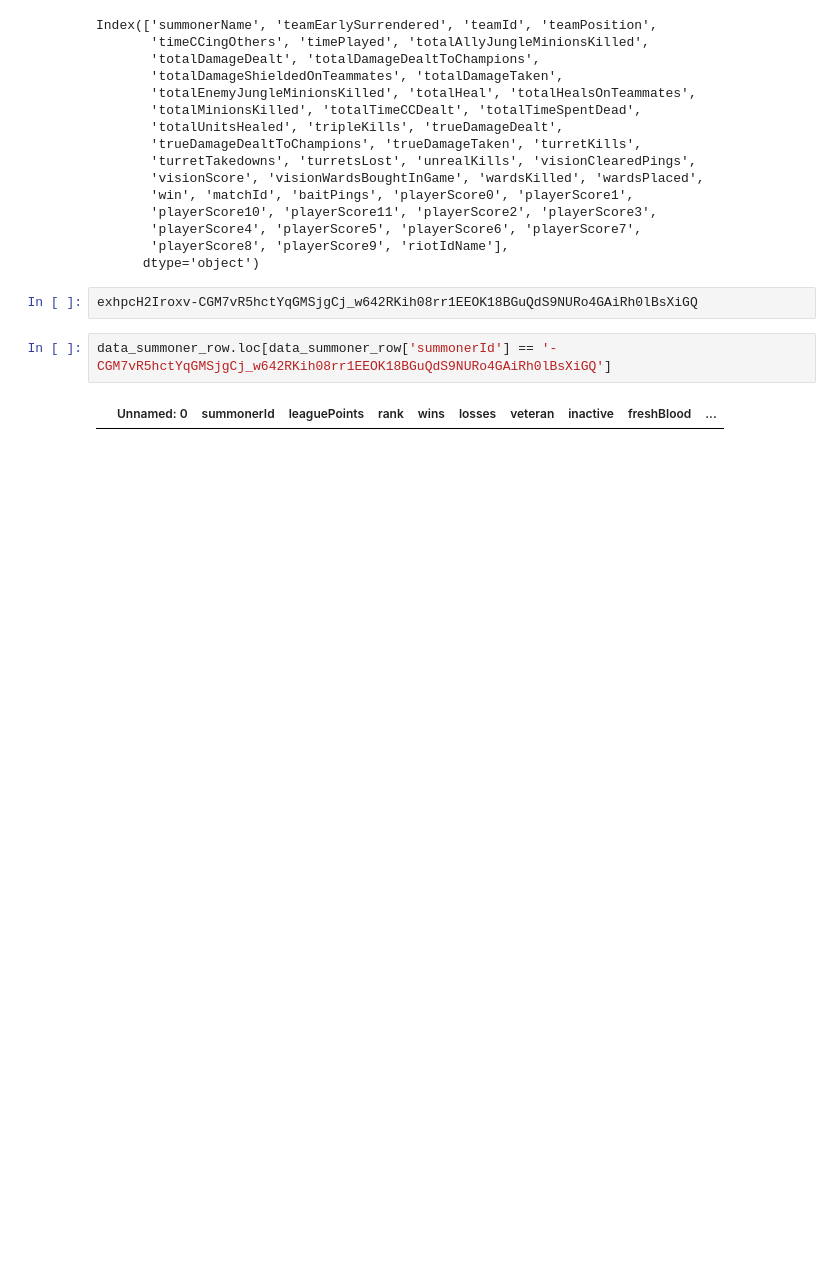
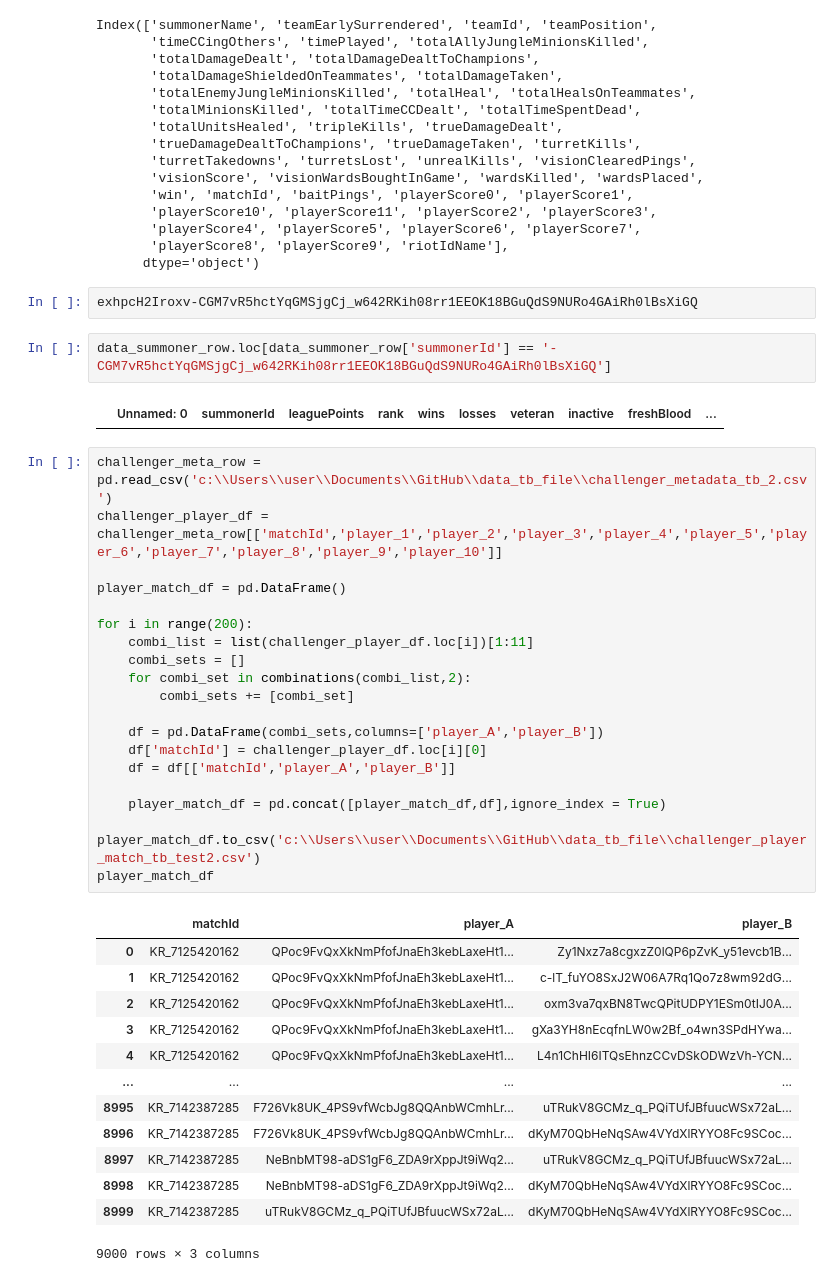
Before and after one commit to kim-bo-saeng/personal_project, a Jupyter notebook: lol_data/lol_data_analysis.ipynb, the cells around one changed output. Saved outputs shown, nothing was run; the diff lists cells and outputs as text; blank space fills up the shorter version.

Commit message:
feat : data_eda

```diff
--- a/lol_data/lol_data_analysis.ipynb
+++ b/lol_data/lol_data_analysis.ipynb
@@ -191,3 +191,37 @@ exhpcH2Iroxv-CGM7vR5hctYqGMSjgCj_w642RKih08rr1EEOK18BGuQdS9NURo4GAiRh0lBsXiGQ
 data_summoner_row.loc[data_summoner_row['summonerId'] == '-CGM7vR5hctYqGMSjgCj_w642RKih08rr1EEOK18BGuQdS9NURo4GAiRh0lBsXiGQ']
 # %% [output]
 |  | Unnamed: 0 | summonerId | leaguePoints | rank | wins | losses | veteran | inactive | freshBlood | ... |
+# %%
+challenger_meta_row = pd.read_csv('c:\\Users\\user\\Documents\\GitHub\\data_tb_file\\challenger_metadata_tb_2.csv')
+challenger_player_df = challenger_meta_row[['matchId','player_1','player_2','player_3','player_4','player_5','player_6','player_7','player_8','player_9','player_10']]
+
+player_match_df = pd.DataFrame()
+
+for i in range(200):
+    combi_list = list(challenger_player_df.loc[i])[1:11]
+    combi_sets = []
+    for combi_set in combinations(combi_list,2):
+        combi_sets += [combi_set]
+
+    df = pd.DataFrame(combi_sets,columns=['player_A','player_B'])
+    df['matchId'] = challenger_player_df.loc[i][0]
+    df = df[['matchId','player_A','player_B']]
+
+    player_match_df = pd.concat([player_match_df,df],ignore_index = True)
+
+player_match_df.to_csv('c:\\Users\\user\\Documents\\GitHub\\data_tb_file\\challenger_player_match_tb_test2.csv')
+player_match_df
+# %% [output]
+|  | matchId | player_A | player_B |
+| 0 | KR_7125420162 | QPoc9FvQxXkNmPfofJnaEh3kebLaxeHt1... | Zy1Nxz7a8cgxzZ0lQP6pZvK_y51evcb1B... |
+| 1 | KR_7125420162 | QPoc9FvQxXkNmPfofJnaEh3kebLaxeHt1... | c-lT_fuYO8SxJ2W06A7Rq1Qo7z8wm92dG... |
+| 2 | KR_7125420162 | QPoc9FvQxXkNmPfofJnaEh3kebLaxeHt1... | oxm3va7qxBN8TwcQPitUDPY1ESm0tIJ0A... |
+| 3 | KR_7125420162 | QPoc9FvQxXkNmPfofJnaEh3kebLaxeHt1... | gXa3YH8nEcqfnLW0w2Bf_o4wn3SPdHYwa... |
+| 4 | KR_7125420162 | QPoc9FvQxXkNmPfofJnaEh3kebLaxeHt1... | L4n1ChHI6ITQsEhnzCCvDSkODWzVh-YCN... |
+| ... | ... | ... | ... |
+| 8995 | KR_7142387285 | F726Vk8UK_4PS9vfWcbJg8QQAnbWCmhLr... | uTRukV8GCMz_q_PQiTUfJBfuucWSx72aL... |
+| 8996 | KR_7142387285 | F726Vk8UK_4PS9vfWcbJg8QQAnbWCmhLr... | dKyM70QbHeNqSAw4VYdXlRYYO8Fc9SCoc... |
+| 8997 | KR_7142387285 | NeBnbMT98-aDS1gF6_ZDA9rXppJt9iWq2... | uTRukV8GCMz_q_PQiTUfJBfuucWSx72aL... |
+| 8998 | KR_7142387285 | NeBnbMT98-aDS1gF6_ZDA9rXppJt9iWq2... | dKyM70QbHeNqSAw4VYdXlRYYO8Fc9SCoc... |
+| 8999 | KR_7142387285 | uTRukV8GCMz_q_PQiTUfJBfuucWSx72aL... | dKyM70QbHeNqSAw4VYdXlRYYO8Fc9SCoc... |
+9000 rows × 3 columns
```
